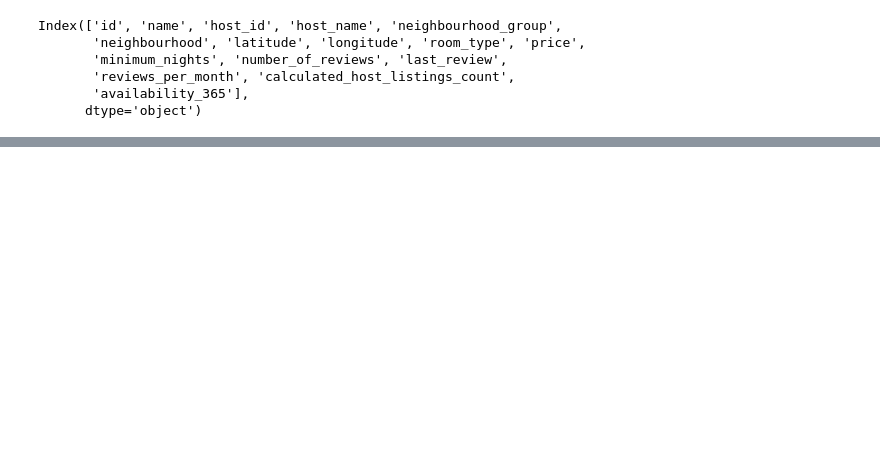
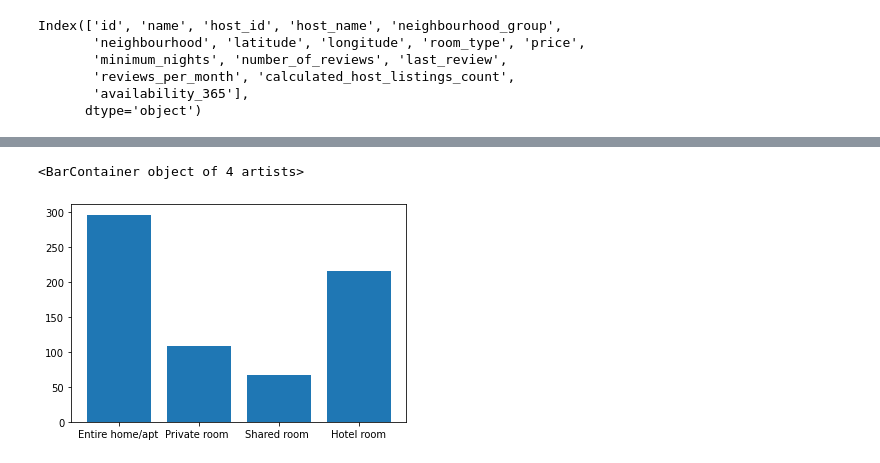
Before and after one commit to gl271/data_project1, a Jupyter notebook: airbnb_dataset.ipynb, the cells around one changed output, grey strips where cells are left out. Saved outputs shown, nothing was run; the diff lists cells and outputs as text; code cells hidden in the pictures; blank space fills up the shorter version.

```diff
--- a/airbnb_dataset.ipynb
+++ b/airbnb_dataset.ipynb
@@ -46,0 +271,7 @@ Index(['id', 'name', 'host_id', 'host_name', 'neighbourhood_group',
+# %%
+keys = average_price_by_room.keys()
+values = average_price_by_room.values()
+plt.bar(keys, values)
+# %% [output]
+<BarContainer object of 4 artists>
+[figure, added]
```
Also changed, not shown: parts of 33 cells of this notebook, 1 other file.
